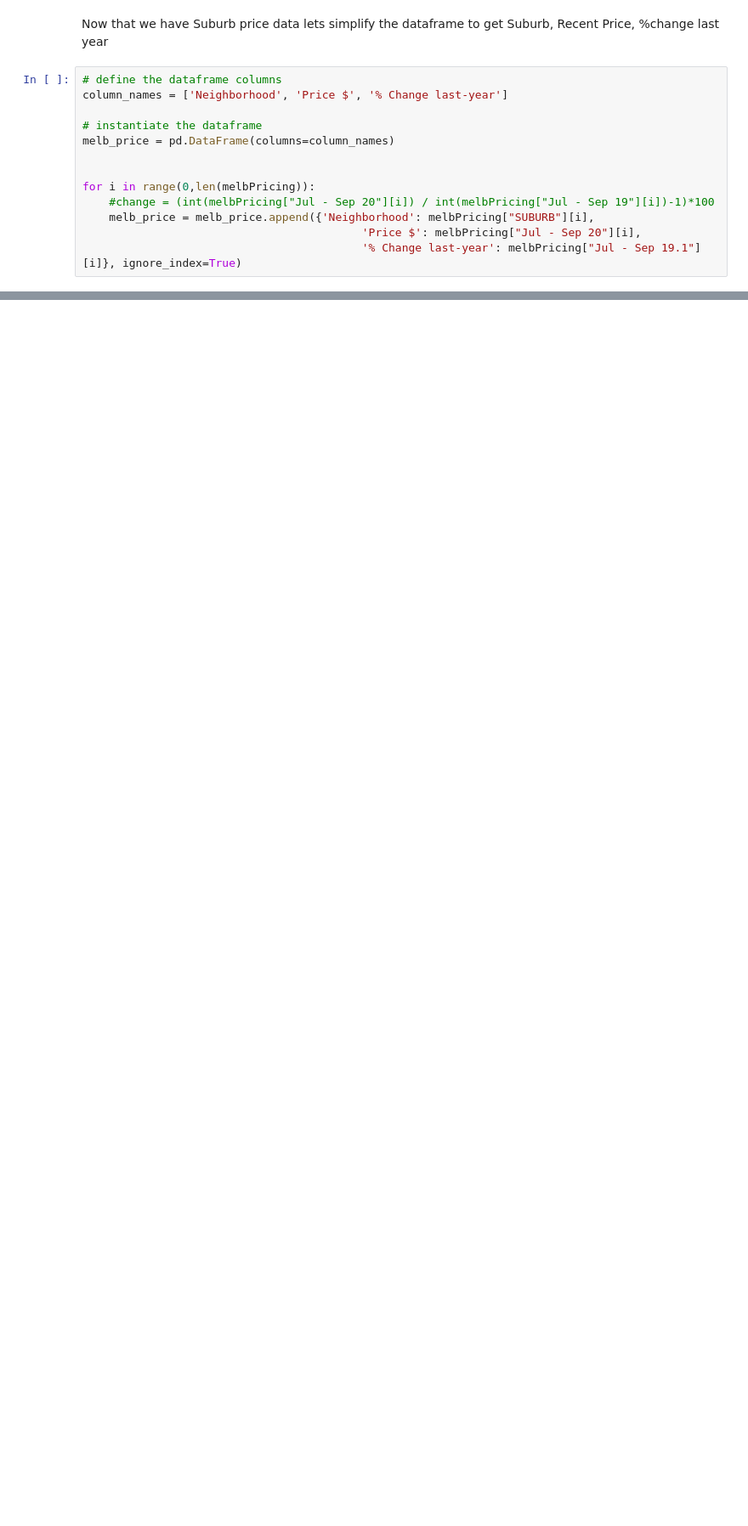
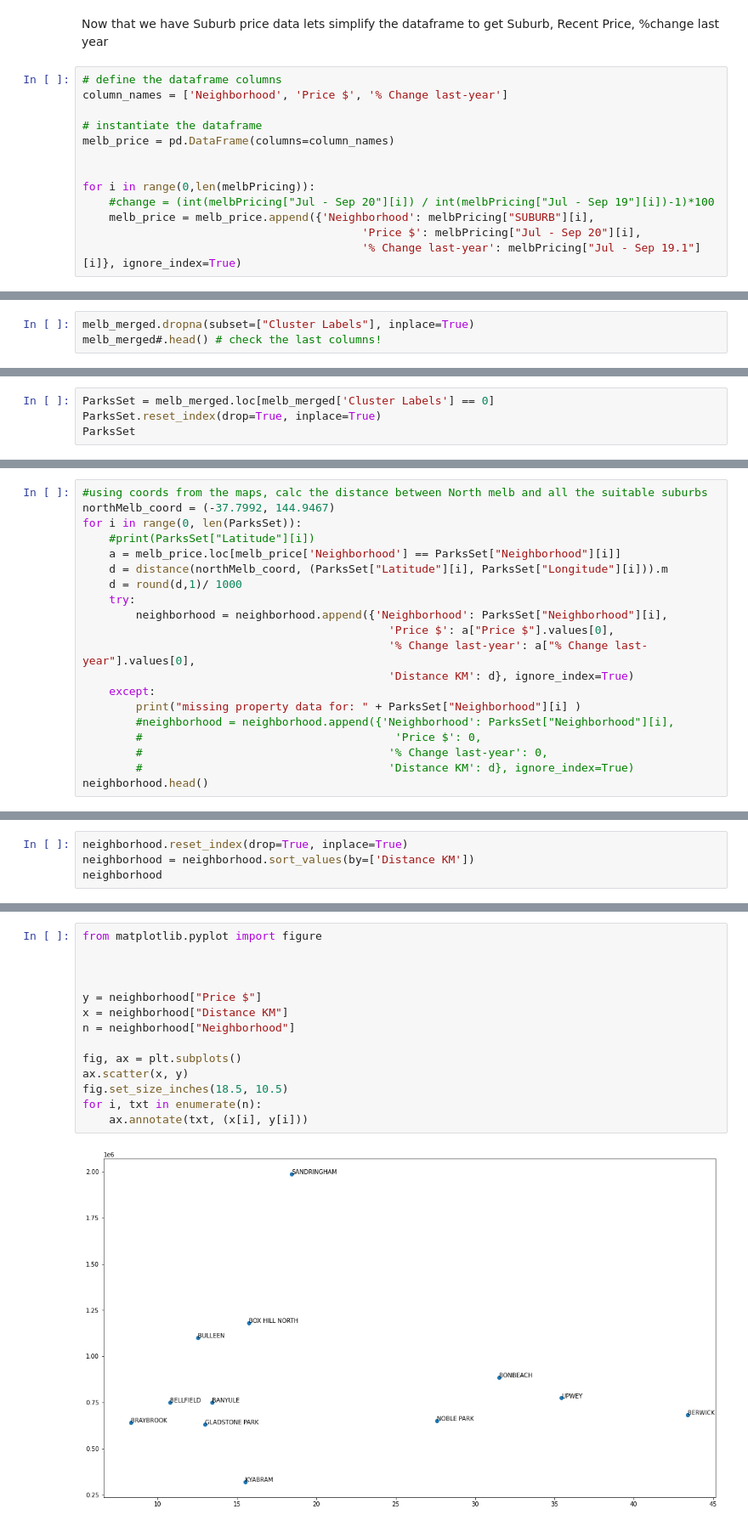
Before and after one commit to Connor-Ecocentric/Coursera_Capstone, a Jupyter notebook: CapstoneFinalNotebook.ipynb, the cells around one changed output, grey strips where cells are left out. Shown at 85% size. Saved outputs shown, nothing was run; the diff lists cells and outputs as text; blank space fills up the shorter version.

```diff
--- a/CapstoneFinalNotebook.ipynb
+++ b/CapstoneFinalNotebook.ipynb
@@ -165,0 +354,3 @@ melb_price.head()
+# %%
+melb_merged.dropna(subset=["Cluster Labels"], inplace=True)
+melb_merged#.head() # check the last columns!
@@ -165,0 +433,4 @@ melb_price.head()
+# %%
+ParksSet = melb_merged.loc[melb_merged['Cluster Labels'] == 0]
+ParksSet.reset_index(drop=True, inplace=True)
+ParksSet
@@ -165,0 +483,20 @@ melb_price.head()
+# %%
+#using coords from the maps, calc the distance between North melb and all the suitable suburbs
+northMelb_coord = (-37.7992, 144.9467)
+for i in range(0, len(ParksSet)):
+    #print(ParksSet["Latitude"][i])
+    a = melb_price.loc[melb_price['Neighborhood'] == ParksSet["Neighborhood"][i]]
+    d = distance(northMelb_coord, (ParksSet["Latitude"][i], ParksSet["Longitude"][i])).m
+    d = round(d,1)/ 1000
+    try:
+        neighborhood = neighborhood.append({'Neighborhood': ParksSet["Neighborhood"][i],
+                                              'Price $': a["Price $"].values[0],
+                                              '% Change last-year': a["% Change last-year"].values[0],
+                                              'Distance KM': d}, ignore_index=True)
+    except:
+        print("missing property data for: " + ParksSet["Neighborhood"][i] )
+        #neighborhood = neighborhood.append({'Neighborhood': ParksSet["Neighborhood"][i],
+        #                                      'Price $': 0,
+        #                                     '% Change last-year': 0,
+        #                                     'Distance KM': d}, ignore_index=True)
+neighborhood.head()
@@ -165,0 +514,4 @@ melb_price.head()
+# %%
+neighborhood.reset_index(drop=True, inplace=True)
+neighborhood = neighborhood.sort_values(by=['Distance KM'])
+neighborhood
@@ -165,0 +532,16 @@ melb_price.head()
+# %%
+from matplotlib.pyplot import figure
+
+
+
+y = neighborhood["Price $"]
+x = neighborhood["Distance KM"]
+n = neighborhood["Neighborhood"]
+
+fig, ax = plt.subplots()
+ax.scatter(x, y)
+fig.set_size_inches(18.5, 10.5)
+for i, txt in enumerate(n):
+    ax.annotate(txt, (x[i], y[i]))
+# %% [output]
+[figure, added]
```
Also changed, not shown: parts of 26 cells of this notebook, 2 other files.
